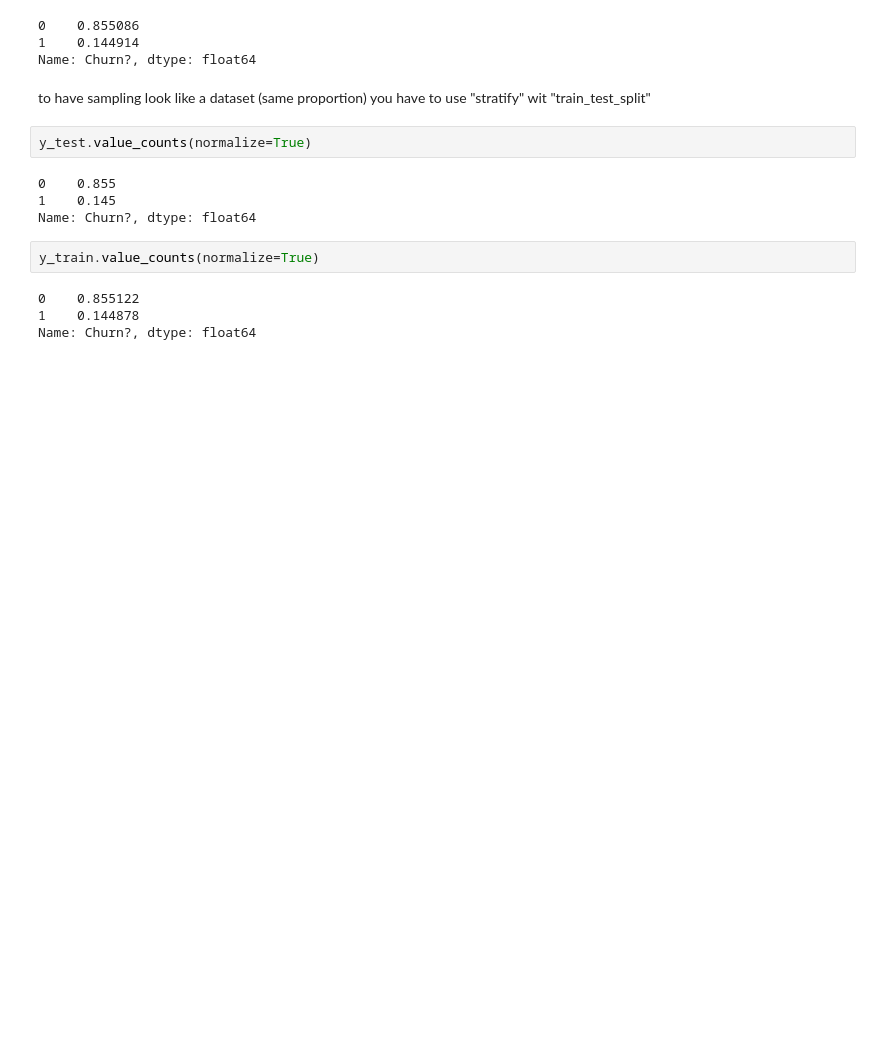
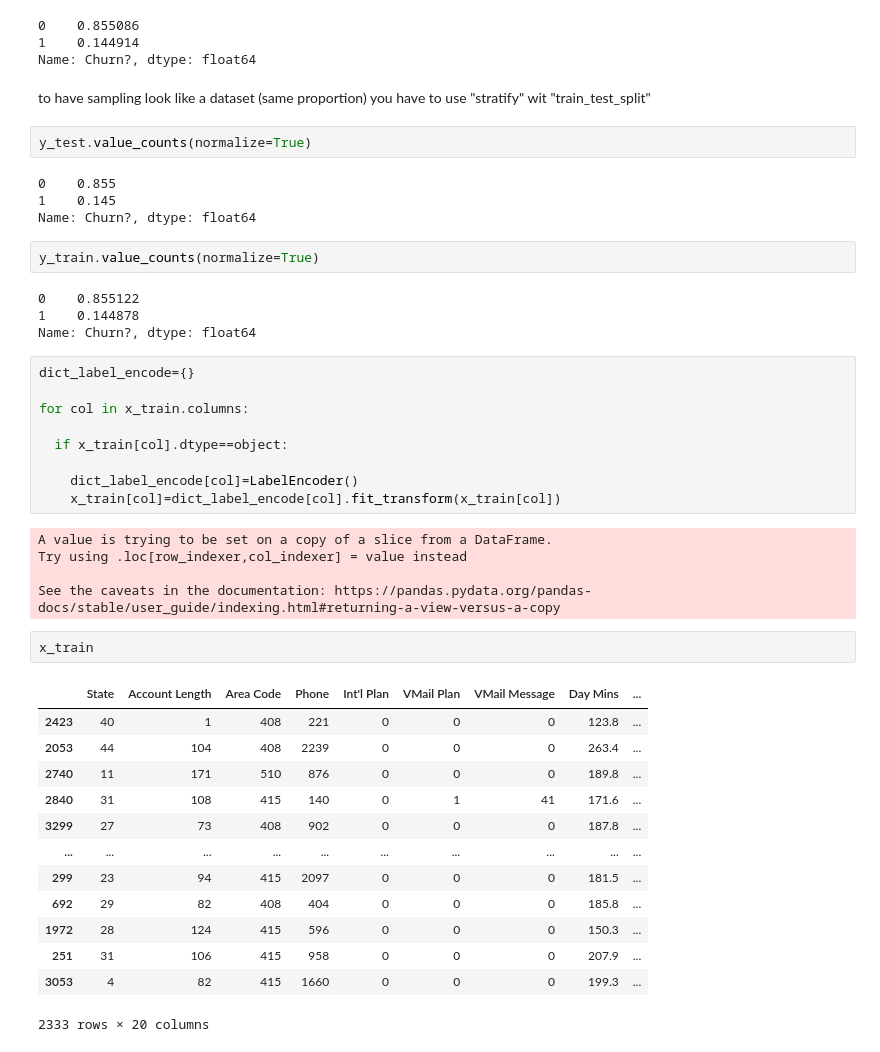
Before and after one commit to le-para/ML-TelecomCustomers, a Jupyter notebook: ML_Telecom_project_"predict_customer_attrition".ipynb, the cells around one changed output. Drawn from its saved outputs; the diff is of its cells as text; blank space fills up the shorter version.

```diff
--- a/ML_Telecom_project_"predict_customer_attrition".ipynb
+++ b/ML_Telecom_project_"predict_customer_attrition".ipynb
@@ -81,3 +82,33 @@ y_train.value_counts(normalize=True)
 0    0.855122
 1    0.144878
 Name: Churn?, dtype: float64
+# %%
+dict_label_encode={}
+
+for col in x_train.columns:
+
+  if x_train[col].dtype==object:
+
+    dict_label_encode[col]=LabelEncoder()
+    x_train[col]=dict_label_encode[col].fit_transform(x_train[col])
+# %% [output]
+A value is trying to be set on a copy of a slice from a DataFrame.
+Try using .loc[row_indexer,col_indexer] = value instead
+
+See the caveats in the documentation: https://pandas.pydata.org/pandas-docs/stable/user_guide/indexing.html#returning-a-view-versus-a-copy
+# %%
+x_train
+# %% [output]
+|  | State | Account Length | Area Code | Phone | Int'l Plan | VMail Plan | VMail Message | Day Mins | ... |
+| 2423 | 40 | 1 | 408 | 221 | 0 | 0 | 0 | 123.8 | ... |
+| 2053 | 44 | 104 | 408 | 2239 | 0 | 0 | 0 | 263.4 | ... |
+| 2740 | 11 | 171 | 510 | 876 | 0 | 0 | 0 | 189.8 | ... |
+| 2840 | 31 | 108 | 415 | 140 | 0 | 1 | 41 | 171.6 | ... |
+| 3299 | 27 | 73 | 408 | 902 | 0 | 0 | 0 | 187.8 | ... |
+| ... | ... | ... | ... | ... | ... | ... | ... | ... | ... |
+| 299 | 23 | 94 | 415 | 2097 | 0 | 0 | 0 | 181.5 | ... |
+| 692 | 29 | 82 | 408 | 404 | 0 | 0 | 0 | 185.8 | ... |
+| 1972 | 28 | 124 | 415 | 596 | 0 | 0 | 0 | 150.3 | ... |
+| 251 | 31 | 106 | 415 | 958 | 0 | 0 | 0 | 207.9 | ... |
+| 3053 | 4 | 82 | 415 | 1660 | 0 | 0 | 0 | 199.3 | ... |
+2333 rows × 20 columns
```
Also changed, not shown: parts of 15 cells of this notebook.
